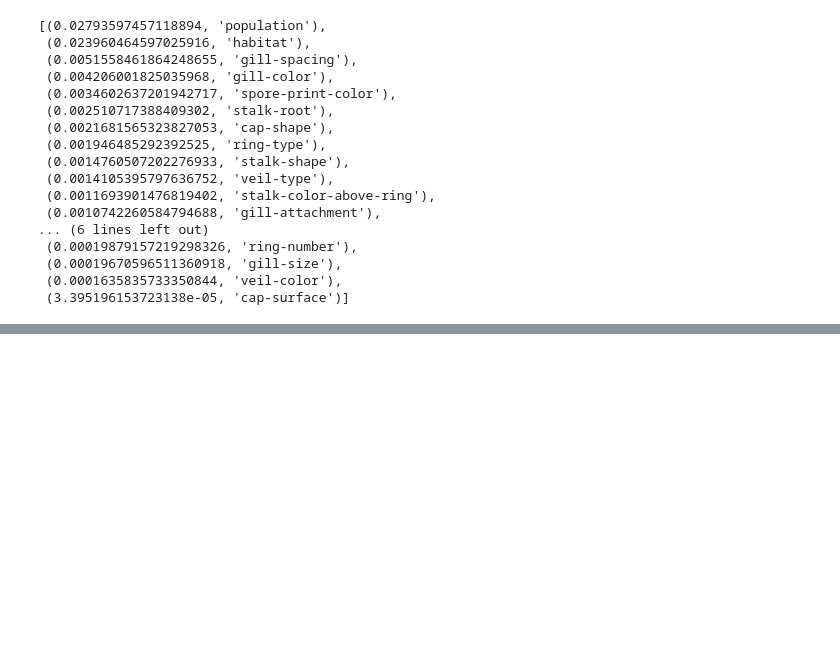
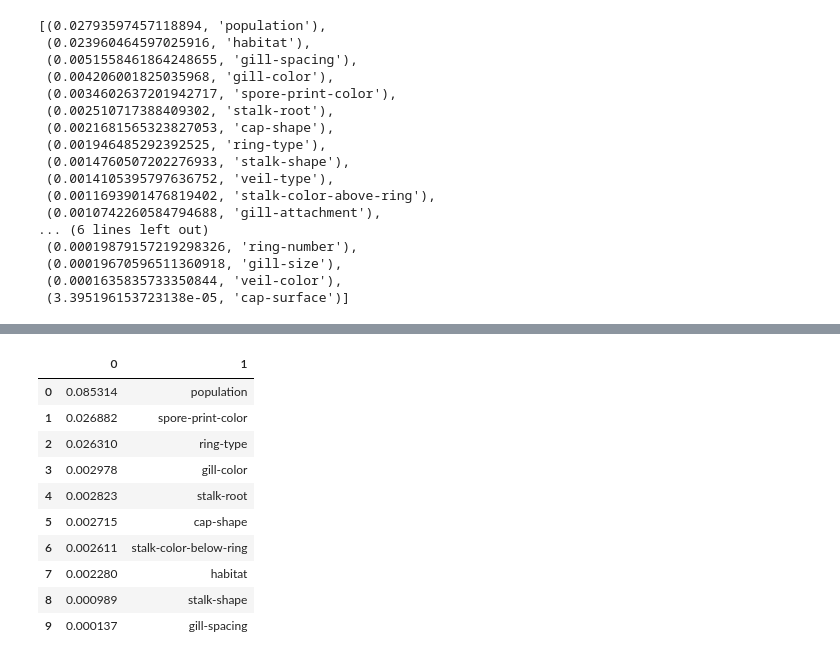
Before and after one commit to Nomadic-Shedevil/Project_4_Group_1, a Jupyter notebook: Random_Forest_Analysis.ipynb, the cells around one changed output, grey strips where cells are left out. Saved outputs shown, nothing was run; the diff lists cells and outputs as text; code cells hidden in the pictures; blank space fills up the shorter version.

```diff
--- a/Random_Forest_Analysis.ipynb
+++ b/Random_Forest_Analysis.ipynb
@@ -245,0 +381,15 @@ pickle.dump(rf_model, open('rf_model.pkl','wb'))
+# %%
+pie_df = pd.DataFrame(sorted(zip(rf_model_updated.feature_importances_, X.columns), reverse=True))
+pie_df
+# %% [output]
+|  | 0 | 1 |
+| 0 | 0.085314 | population |
+| 1 | 0.026882 | spore-print-color |
+| 2 | 0.026310 | ring-type |
+| 3 | 0.002978 | gill-color |
+| 4 | 0.002823 | stalk-root |
+| 5 | 0.002715 | cap-shape |
+| 6 | 0.002611 | stalk-color-below-ring |
+| 7 | 0.002280 | habitat |
+| 8 | 0.000989 | stalk-shape |
+| 9 | 0.000137 | gill-spacing |
```
Also changed, not shown: parts of 22 cells of this notebook, 4 other files.
